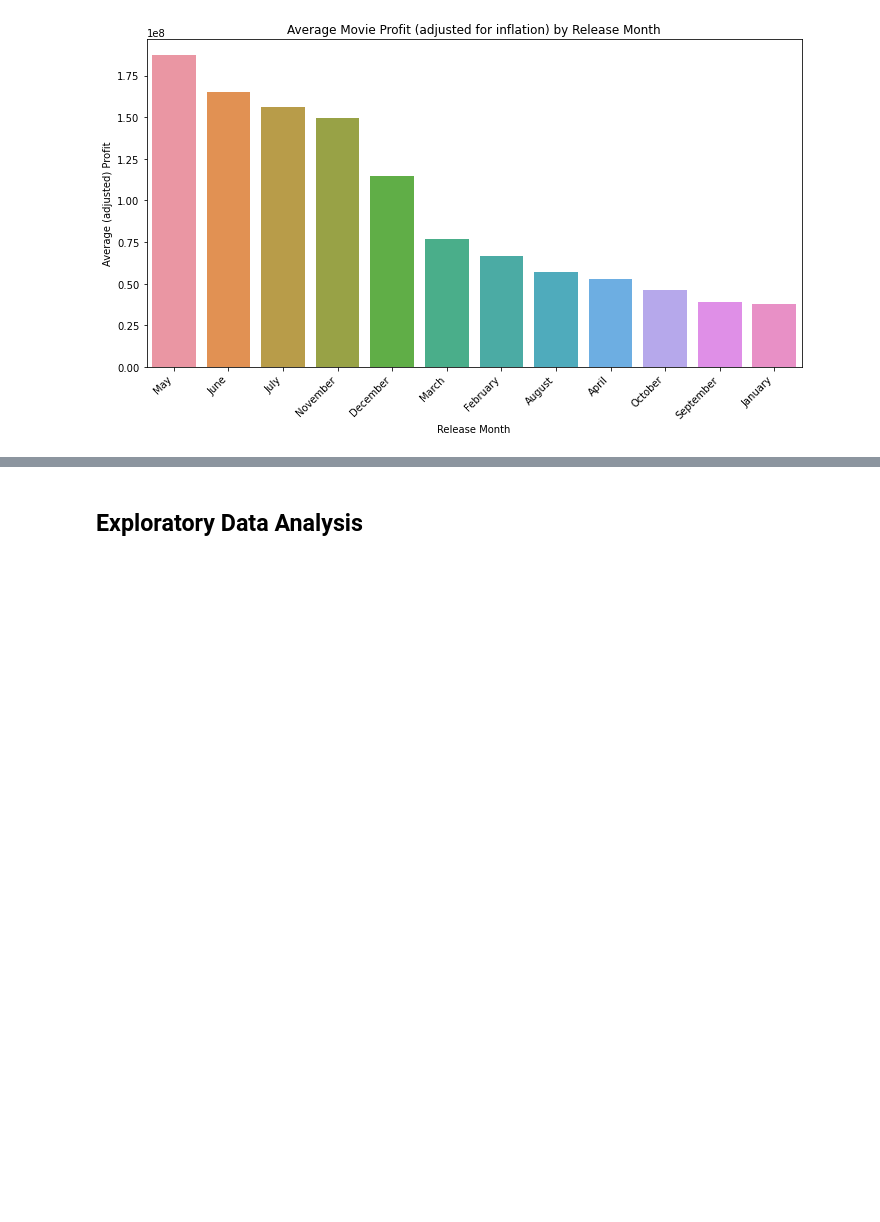
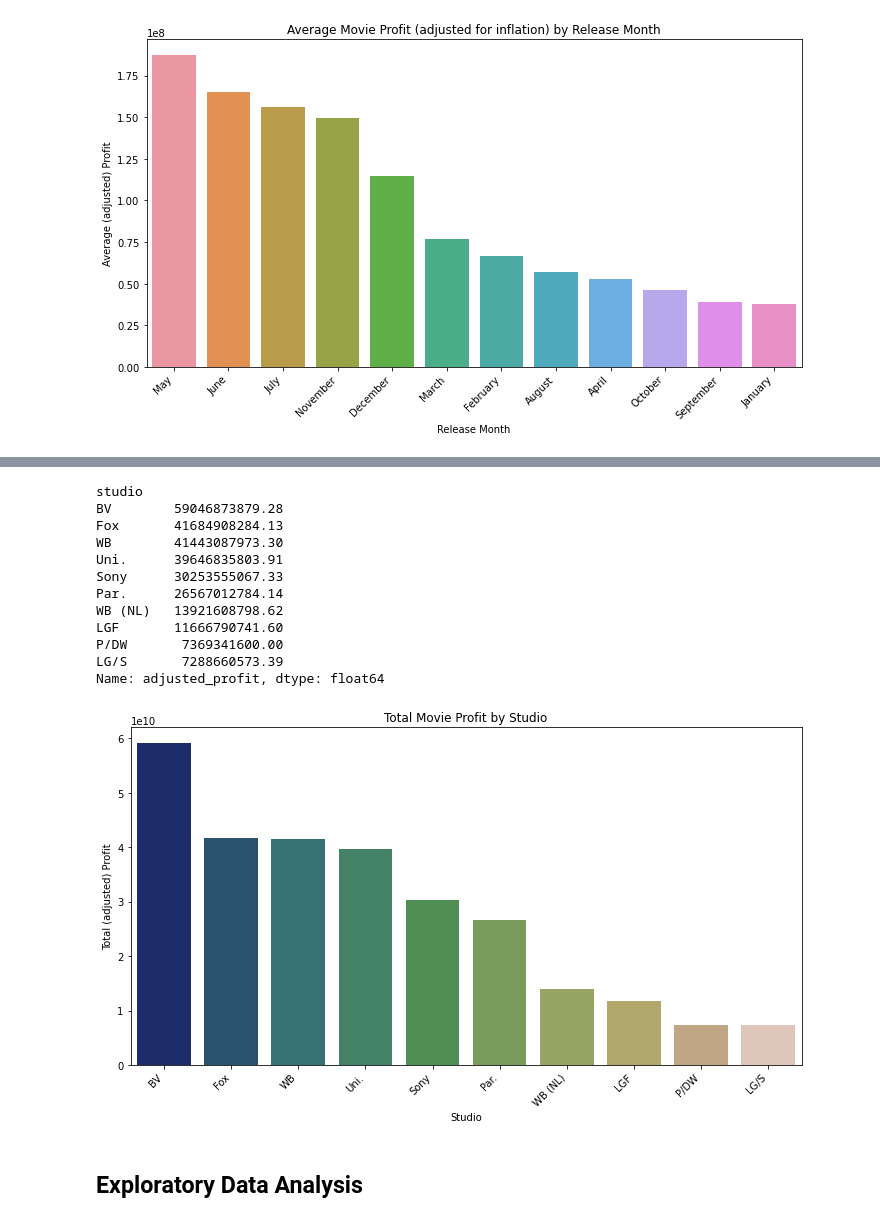
Before and after one commit to morgannash1/movie_analysis_project, a Jupyter notebook: notebook.ipynb, the cells around one changed output, grey strips where cells are left out. Saved outputs shown, nothing was run; the diff lists cells and outputs as text; code cells hidden in the pictures; blank space fills up the shorter version.

```diff
--- a/notebook.ipynb
+++ b/notebook.ipynb
@@ -921,0 +928,2 @@ plt.show()
+# %%
+bom_df= bom_df.dropna(subset=['studio'])
@@ -922,3 +1045,35 @@ plt.show()
+# %%
+#new dataframe grouping by studio using the total adjusted profit
+bom_df_stu_sum = bom_df.groupby('studio')['adjusted_profit'].sum()
+#sorting in descending order
+sorted_bom_df_stu_sum = bom_df_stu_sum.sort_values(ascending=False)
+# %%
+#selecting the top 10 and plotting
+sorted_bom_df_stu_sum = sorted_bom_df_stu_sum[:10]
+print(sorted_bom_df_stu_sum)
+
+plt.figure(figsize=(10, 6))
+sns.barplot(x=sorted_bom_df_stu_sum.index, y=sorted_bom_df_stu_sum.values, palette= 'gist_earth')
+plt.title('Total Movie Profit by Studio')
+plt.xlabel('Studio')
+plt.ylabel('Total (adjusted) Profit')
+plt.xticks(rotation=45, ha='right')
+plt.tight_layout()
+plt.show()
+# %% [output]
+studio
+BV        59046873879.28
+Fox       41684908284.13
+WB        41443087973.30
+Uni.      39646835803.91
+Sony      30253555067.33
+Par.      26567012784.14
+WB (NL)   13921608798.62
+LGF       11666790741.60
+P/DW       7369341600.00
+LG/S       7288660573.39
+Name: adjusted_profit, dtype: float64
+[figure, added]
 # %% [markdown]
 ## Exploratory Data Analysis
 # %% [markdown]
```
Also changed, not shown: parts of 30 cells of this notebook.
